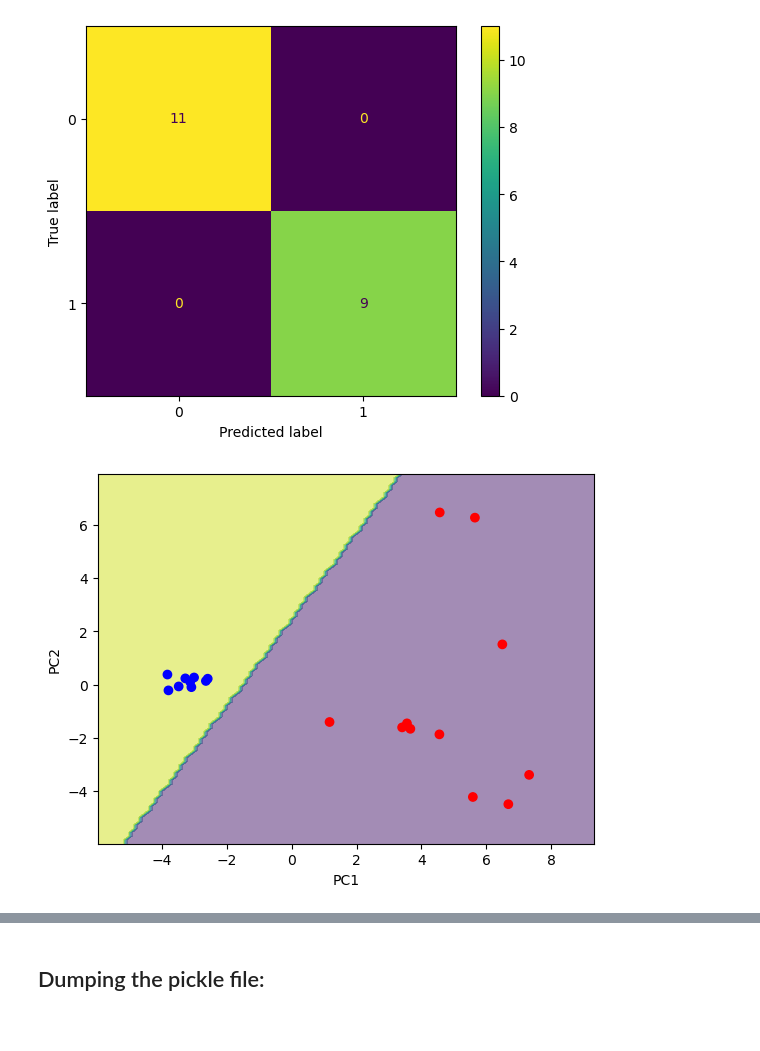
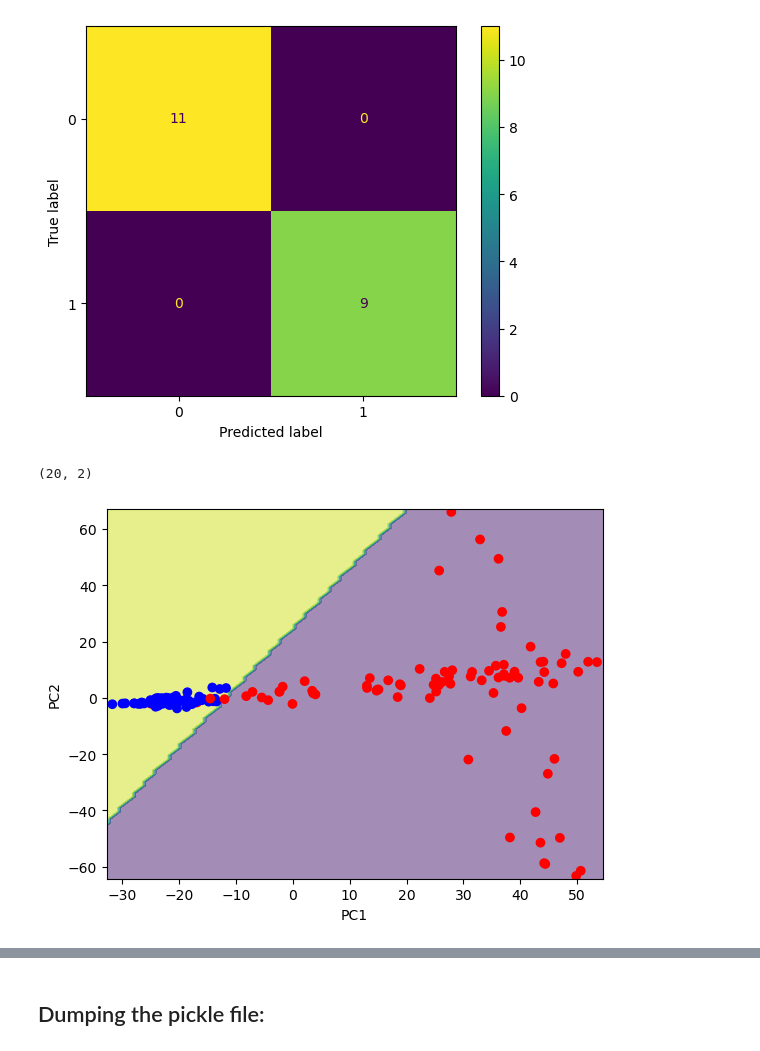
Before and after one commit to MSilver42/Walking-Running-Classifier, a Jupyter notebook: project.ipynb, the cells around one changed output, grey strips where cells are left out. Drawn from its saved outputs; the diff is of its cells as text; code cells hidden in the pictures.

```diff
--- a/project.ipynb
+++ b/project.ipynb
@@ -291,0 +322,26 @@ Jumping Absolute Mean:  [35.42244821  0.49967165 34.92277656  9.96303236  8.8764
+# %%
+feats = {"walking": walking_features, "jumping": jumping_features}
+
+
+# flatten features
+feats['walking'] = [i.flatten() for i in feats['walking']]
+feats['jumping'] = [i.flatten() for i in feats['jumping']]
+
+# flatten data
+data['walking'] = [i.flatten() for i in data['walking']]
+data['jumping'] = [i.flatten() for i in data['jumping']]
+
+# combine features and data
+print(len(feats["walking"]))
+print(len(data['walking']))
+
+for i in range(len(data['walking'])):
+    data['walking'][i] = np.concatenate((data['walking'][i], feats['walking'][i]))
+for i in range(len(data['jumping'])):
+    data['jumping'][i] = np.concatenate((data['jumping'][i], feats['jumping'][i]))
+
+data['walking'] = np.array(data['walking'])
+data['jumping'] = np.array(data['jumping'])
+
+print(data['walking'].shape)
+print(data['jumping'].shape)
@@ -368,14 +425,14 @@ scalar = StandardScaler()
 lr = LogisticRegression(max_iter=1000)
 pca = PCA(n_components=2)
 pca_pipe = make_pipeline(scalar, pca)
-X_train_pca = pca_pipe.fit_transform(X2_train)
-X_test_pca = pca_pipe.transform(X2_test)
+X_train_pca = pca_pipe.fit_transform(X_train)
+X_test_pca = pca_pipe.transform(X_test)
 clf2 = make_pipeline(lr)
-clf2.fit(X_train_pca, y2_train)
+clf2.fit(X_train_pca, y_train)
 train_pred = clf2.predict(X_train_pca)
-print('Training Accuracy: ', accuracy_score(y2_train, train_pred))
+print('Training Accuracy: ', accuracy_score(y_train, train_pred))
 
 
 y_pred_pca = clf2.predict(X_test_pca)
-print('Test Accuracy: ', accuracy_score(y2_test, y_pred_pca))
+print('Test Accuracy: ', accuracy_score(y_test, y_pred_pca))
 # %% [output]
@@ -390,10 +447,12 @@ plt.show()
 [figure]
 # %%
 disp = DecisionBoundaryDisplay.from_estimator(clf2, X_train_pca, response_method='predict', xlabel='PC1', ylabel='PC2', alpha=0.5)
-disp.ax_.scatter(X_test_pca[:, 0], X_test_pca[:, 1], c=['red' if i == 'Jumping' else 'blue' for i in y2_test])
+print(X_test_pca.shape)
+disp.ax_.scatter(X_train_pca[:, 0], X_train_pca[:, 1], c=['red' if i == 'jumping' else 'blue' for i in y_train])
 plt.show()
 # %% [output]
+(20, 2)
-[figure, old version]
+[figure, new version]
 # %%
 # find the index of the largest magnitude in each component
 print("Index of largest magnitude in each component")
```
Also changed, not shown: parts of 18 cells of this notebook, 5 other files.
